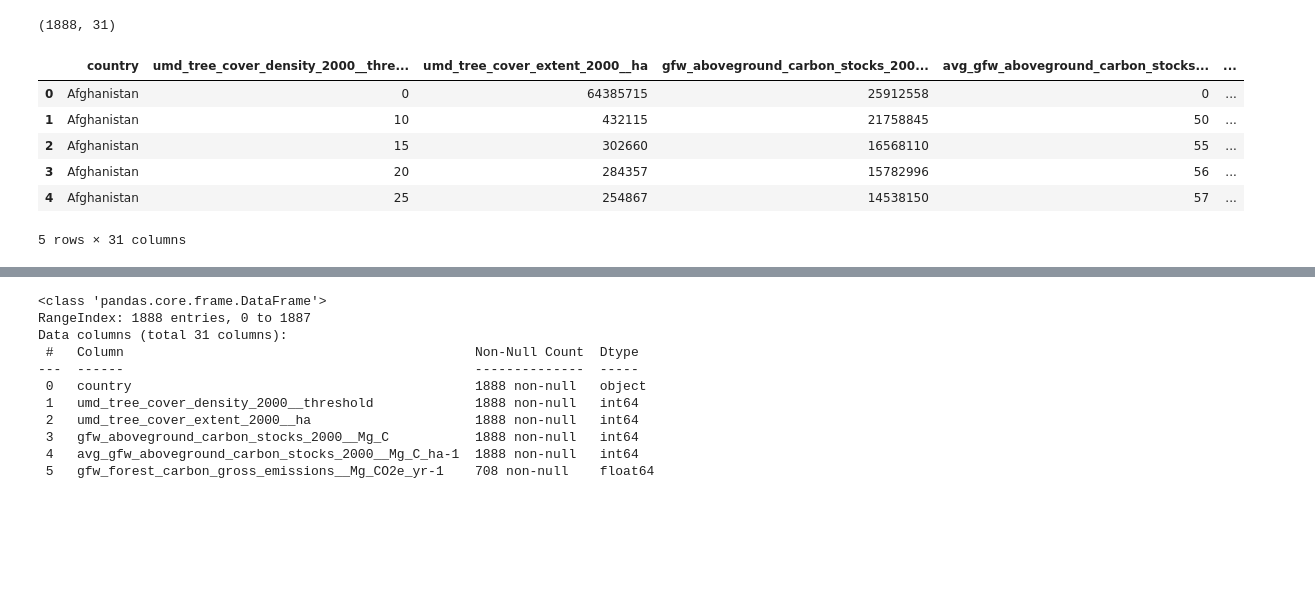
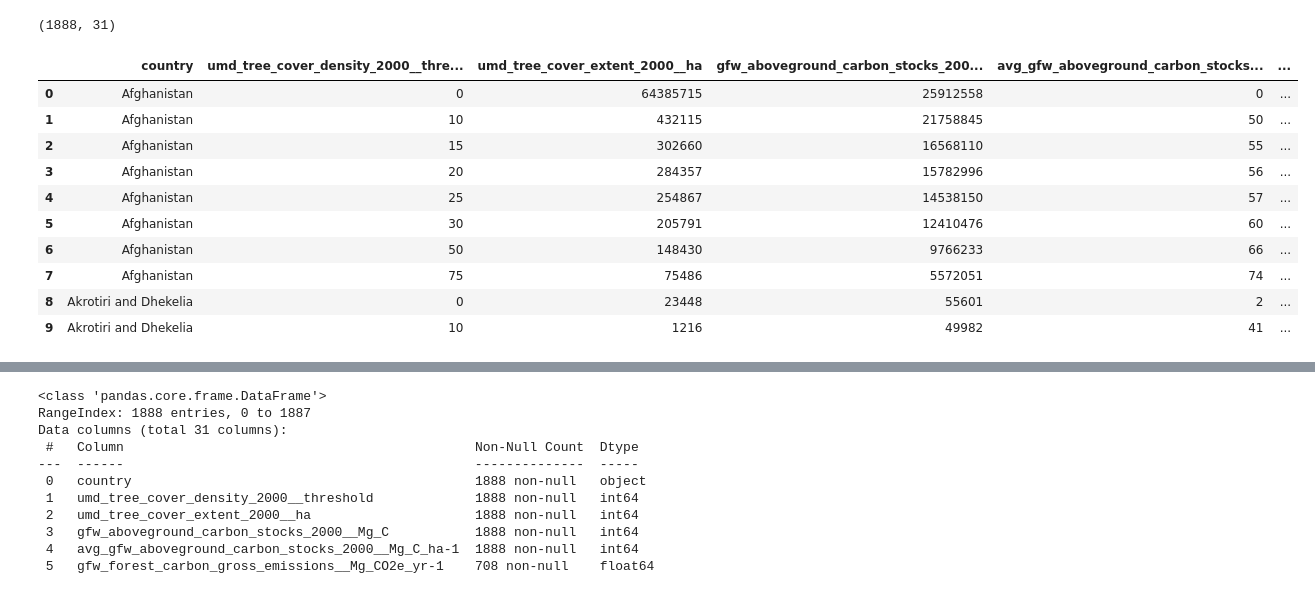
Before and after one commit to JustJames7/capstone_template, a Jupyter notebook: notebooks/Capstone_Intro_EDA.ipynb, the cells around one changed output, grey strips where cells are left out. Saved outputs shown, nothing was run; the diff lists cells and outputs as text; code cells hidden in the pictures; blank space fills up the shorter version.

```diff
--- a/notebooks/Capstone_Intro_EDA.ipynb
+++ b/notebooks/Capstone_Intro_EDA.ipynb
@@ -42,15 +42,19 @@ C_data.shape
 # %% [output]
 (1888, 31)
 # %%
-C_data.head()
+C_data.head(10)
 # %% [output]
 |  | country | umd_tree_cover_density_2000__thre... | umd_tree_cover_extent_2000__ha | gfw_aboveground_carbon_stocks_200... | avg_gfw_aboveground_carbon_stocks... | ... |
 | 0 | Afghanistan | 0 | 64385715 | 25912558 | 0 | ... |
 | 1 | Afghanistan | 10 | 432115 | 21758845 | 50 | ... |
 | 2 | Afghanistan | 15 | 302660 | 16568110 | 55 | ... |
 | 3 | Afghanistan | 20 | 284357 | 15782996 | 56 | ... |
 | 4 | Afghanistan | 25 | 254867 | 14538150 | 57 | ... |
+| 5 | Afghanistan | 30 | 205791 | 12410476 | 60 | ... |
+| 6 | Afghanistan | 50 | 148430 | 9766233 | 66 | ... |
+| 7 | Afghanistan | 75 | 75486 | 5572051 | 74 | ... |
+| 8 | Akrotiri and Dhekelia | 0 | 23448 | 55601 | 2 | ... |
+| 9 | Akrotiri and Dhekelia | 10 | 1216 | 49982 | 41 | ... |
-5 rows × 31 columns
 # %%
 # Carbon dataset with subnational1 feature (state/provinces) etc.
 C_data2 = pd.read_csv('Subnational1_carbon_data.csv')
```
Also changed, not shown: parts of 14 cells of this notebook, 2 other files.
